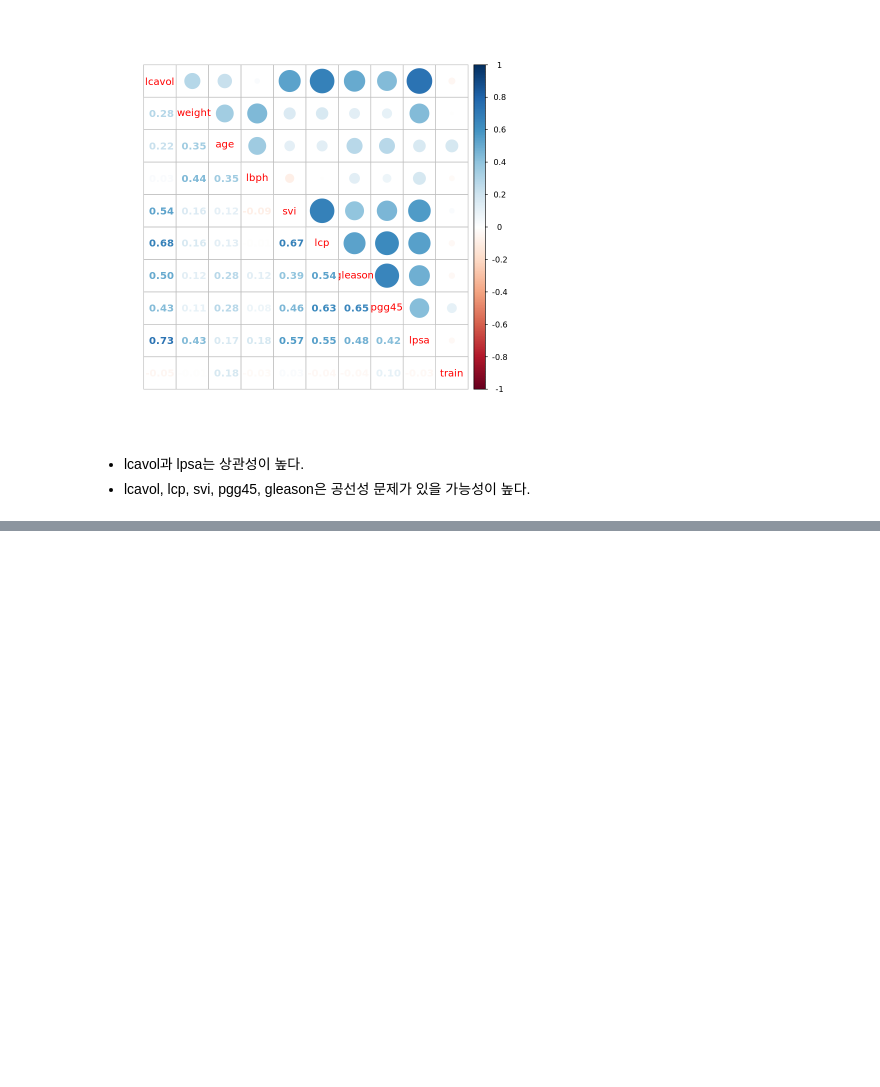
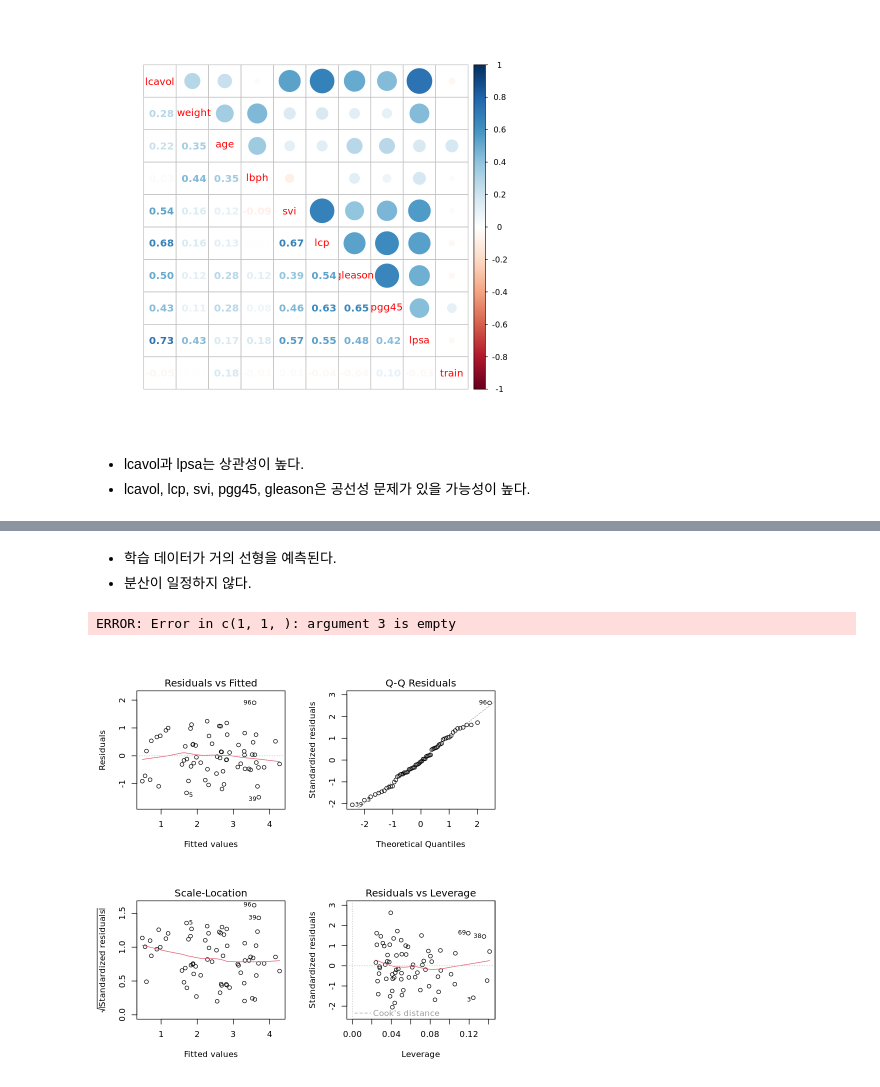
Before and after one commit to zzkl27/DataMining, a Jupyter notebook: R/Basic/선형모형_변수선택.ipynb, the cells around one changed output, grey strips where cells are left out. Cells and saved outputs as stored; diff of their text form; code cells hidden in the pictures; blank space fills up the shorter version.

```diff
--- a/R/Basic/선형모형_변수선택.ipynb
+++ b/R/Basic/선형모형_변수선택.ipynb
@@ -118,0 +154,10 @@ test <-subset(prostate, !prostate$train)[,-ncol(prostate)]
+# %% [markdown]
+- 학습 데이터가 거의 선형을 예측된다.
+- 분산이 일정하지 않다.
+# %%
+par(mfrow = c(2,2))
+plot(ols)
+par(mflow = c(1,1,))
+# %% [output]
+ERROR: Error in c(1, 1, ): argument 3 is empty
+[figure, added]
```
Also changed, not shown: parts of 13 cells of this notebook, 1 other file.
